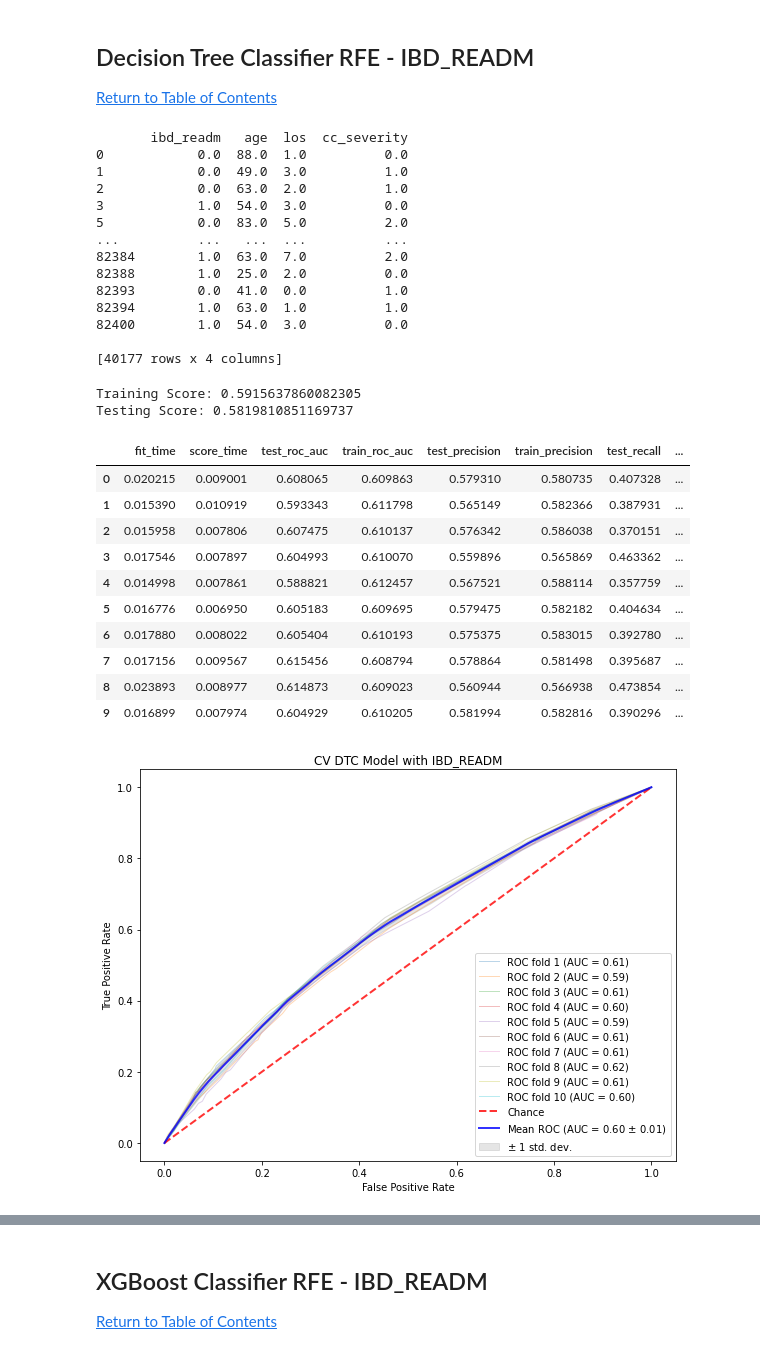
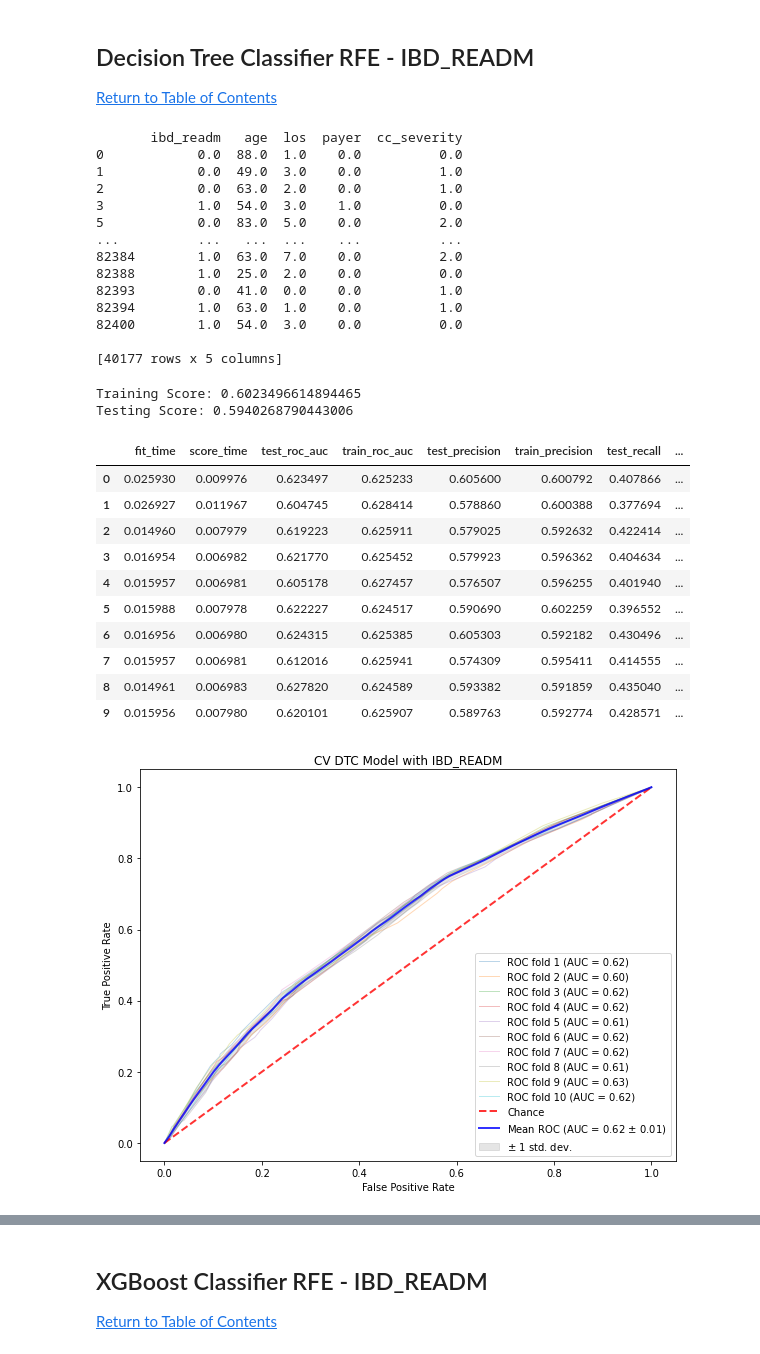
Before and after one commit to Autonomousse/UCSD_NRD_2017, a Jupyter notebook: NRD_2017_ML_Validation_5_Features_SP.ipynb, the cells around one changed output, grey strips where cells are left out. Saved outputs shown, nothing was run; the diff lists cells and outputs as text; code cells hidden in the pictures.

```diff
--- a/NRD_2017_ML_Validation_5_Features_SP.ipynb
+++ b/NRD_2017_ML_Validation_5_Features_SP.ipynb
@@ -404,7 +404,7 @@ def rfe_feature_selection(classifier, num_features_to_select, X, y, dataset, tar
 # title: A string for the chart title, not required.
 # num_features: An integer value for the number of features being used.
 
-def draw_cv_auc_roc(classifier, cv, X, y, title = 'Receiver Operating Characteristic', num_features = 0):
+def draw_cv_auc_roc(classifier, cv, X, y, num_features, title = 'Receiver Operating Characteristic'):
     tprs = []
     aucs = []
     mean_fpr = np.linspace(0, 1, 100)
@@ -777,7 +817,7 @@ plt.show()
 # %%
 # Plug in the features found by the DTC RFE process on the 2013 NRD file and repeat the same steps.
 # These are the features from DTC RFE NRD 2013: ['age', 'los', 'orproc', 'payer', 'cc_index']
-data_dtc_ibd = readm_data_df[['ibd_readm', 'age', 'los', 'cc_severity']]
+data_dtc_ibd = readm_data_df[['ibd_readm', 'age', 'los', 'payer', 'cc_severity']]
 # Drop NaN's.
 cleaned_data_dtc_ibd = data_dtc_ibd.dropna(axis='rows')
 # Display data.
@@ -788,30 +828,30 @@ target_srs_dtc_ibd = target_srs_dtc_ibd.astype('int64')
 # Create a Pandas dataframe without the target feature.
 cleaned_data_wo_outcome_df_dtc_ibd = cleaned_data_dtc_ibd.drop('ibd_readm', axis=1)
 # %% [output]
-       ibd_readm   age  los  cc_severity
-0            0.0  88.0  1.0          0.0
-1            0.0  49.0  3.0          1.0
-2            0.0  63.0  2.0          1.0
-3            1.0  54.0  3.0          0.0
-5            0.0  83.0  5.0          2.0
-...          ...   ...  ...          ...
-82384        1.0  63.0  7.0          2.0
-82388        1.0  25.0  2.0          0.0
-82393        0.0  41.0  0.0          1.0
-82394        1.0  63.0  1.0          1.0
-82400        1.0  54.0  3.0          0.0
+       ibd_readm   age  los  payer  cc_severity
+0            0.0  88.0  1.0    0.0          0.0
+1            0.0  49.0  3.0    0.0          1.0
+2            0.0  63.0  2.0    0.0          1.0
+3            1.0  54.0  3.0    1.0          0.0
+5            0.0  83.0  5.0    0.0          2.0
+...          ...   ...  ...    ...          ...
+82384        1.0  63.0  7.0    0.0          2.0
+82388        1.0  25.0  2.0    0.0          0.0
+82393        0.0  41.0  0.0    0.0          1.0
+82394        1.0  63.0  1.0    0.0          1.0
+82400        1.0  54.0  3.0    0.0          0.0
 
-[40177 rows x 4 columns]
+[40177 rows x 5 columns]
 # %%
 # Initial model with Decision Tree Classifier
 model_dtc_ibd = DecisionTreeClassifier(random_state=42, splitter = "best", max_depth = 5)
 X_train_dtc_ibd, X_test_dtc_ibd, y_train_dtc_ibd, y_test_dtc_ibd = train_test_split(cleaned_data_wo_outcome_df_dtc_ibd, target_srs_dtc_ibd, random_state=42)
-model_dtc_ibd.fit(X_train, y_train)
+model_dtc_ibd.fit(X_train_dtc_ibd, y_train_dtc_ibd)
 print(f'Training Score: {model_dtc_ibd.score(X_train_dtc_ibd, y_train_dtc_ibd)}')
 print(f'Testing Score: {model_dtc_ibd.score(X_test_dtc_ibd, y_test_dtc_ibd)}')
 # %% [output]
-Training Score: 0.5915637860082305
-Testing Score: 0.5819810851169737
+Training Score: 0.6023496614894465
+Testing Score: 0.5940268790443006
 # %%
 # K-Fold Validation using Decision Tree Classifier
 scores_dtc_ibd = cross_validate(model_dtc_ibd, cleaned_data_wo_outcome_df_dtc_ibd, target_srs_dtc_ibd, cv=10, scoring=('roc_auc', 'precision','recall', 'accuracy'), return_train_score=True)
@@ -819,22 +859,22 @@ scores_df_dtc_ibd = pd.DataFrame(scores_dtc_ibd)
 scores_df_dtc_ibd
 # %% [output]
 |  | fit_time | score_time | test_roc_auc | train_roc_auc | test_precision | train_precision | test_recall | ... |
-| 0 | 0.020215 | 0.009001 | 0.608065 | 0.609863 | 0.579310 | 0.580735 | 0.407328 | ... |
-| 1 | 0.015390 | 0.010919 | 0.593343 | 0.611798 | 0.565149 | 0.582366 | 0.387931 | ... |
-| 2 | 0.015958 | 0.007806 | 0.607475 | 0.610137 | 0.576342 | 0.586038 | 0.370151 | ... |
-| 3 | 0.017546 | 0.007897 | 0.604993 | 0.610070 | 0.559896 | 0.565869 | 0.463362 | ... |
-| 4 | 0.014998 | 0.007861 | 0.588821 | 0.612457 | 0.567521 | 0.588114 | 0.357759 | ... |
-| 5 | 0.016776 | 0.006950 | 0.605183 | 0.609695 | 0.579475 | 0.582182 | 0.404634 | ... |
-| 6 | 0.017880 | 0.008022 | 0.605404 | 0.610193 | 0.575375 | 0.583015 | 0.392780 | ... |
-| 7 | 0.017156 | 0.009567 | 0.615456 | 0.608794 | 0.578864 | 0.581498 | 0.395687 | ... |
-| 8 | 0.023893 | 0.008977 | 0.614873 | 0.609023 | 0.560944 | 0.566938 | 0.473854 | ... |
-| 9 | 0.016899 | 0.007974 | 0.604929 | 0.610205 | 0.581994 | 0.582816 | 0.390296 | ... |
+| 0 | 0.025930 | 0.009976 | 0.623497 | 0.625233 | 0.605600 | 0.600792 | 0.407866 | ... |
+| 1 | 0.026927 | 0.011967 | 0.604745 | 0.628414 | 0.578860 | 0.600388 | 0.377694 | ... |
+| 2 | 0.014960 | 0.007979 | 0.619223 | 0.625911 | 0.579025 | 0.592632 | 0.422414 | ... |
+| 3 | 0.016954 | 0.006982 | 0.621770 | 0.625452 | 0.579923 | 0.596362 | 0.404634 | ... |
+| 4 | 0.015957 | 0.006981 | 0.605178 | 0.627457 | 0.576507 | 0.596255 | 0.401940 | ... |
+| 5 | 0.015988 | 0.007978 | 0.622227 | 0.624517 | 0.590690 | 0.602259 | 0.396552 | ... |
+| 6 | 0.016956 | 0.006980 | 0.624315 | 0.625385 | 0.605303 | 0.592182 | 0.430496 | ... |
+| 7 | 0.015957 | 0.006981 | 0.612016 | 0.625941 | 0.574309 | 0.595411 | 0.414555 | ... |
+| 8 | 0.014961 | 0.006983 | 0.627820 | 0.624589 | 0.593382 | 0.591859 | 0.435040 | ... |
+| 9 | 0.015956 | 0.007980 | 0.620101 | 0.625907 | 0.589763 | 0.592774 | 0.428571 | ... |
 # %%
 # Cross validated ROC/AUC chart
 # Run classifier with cross-validation and plot ROC curves
-draw_cv_auc_roc(model_dtc_ibd, cv, cleaned_data_wo_outcome_df_dtc_ibd, target_srs_dtc_ibd, 'CV DTC Model with IBD_READM', num_features)
+draw_cv_auc_roc(model_dtc_ibd, cv, cleaned_data_wo_outcome_df_dtc_ibd, target_srs_dtc_ibd, num_features, 'CV DTC Model with IBD_READM')
 # %% [output]
-[figure, old version]
+[figure, new version]
 # %%
 # Grab the feature importance using the cross validation Decision Tree Classifier model
 importance_dtc_ibd = sorted(zip(model_dtc_ibd.feature_importances_*100, X_train_dtc_ibd))
```
Also changed, not shown: parts of 30 cells of this notebook, 2 other files.
